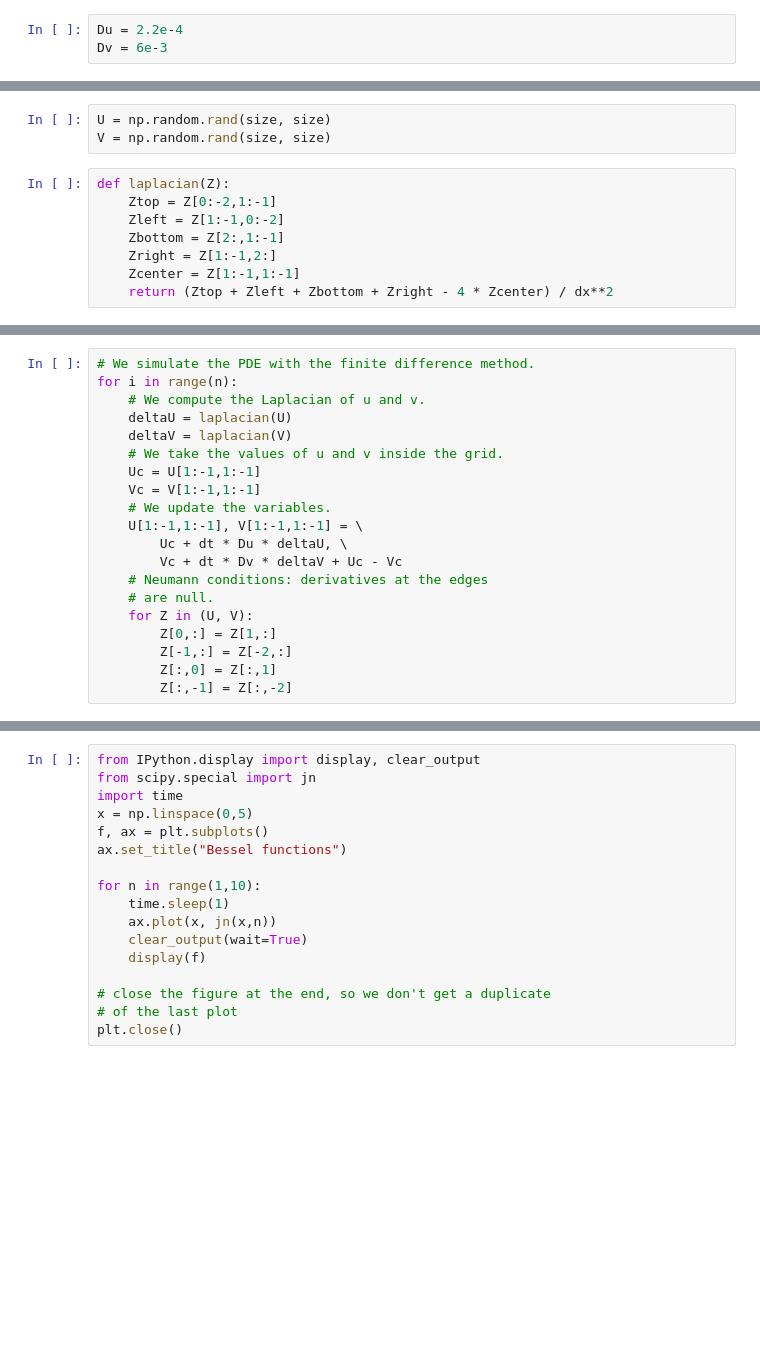
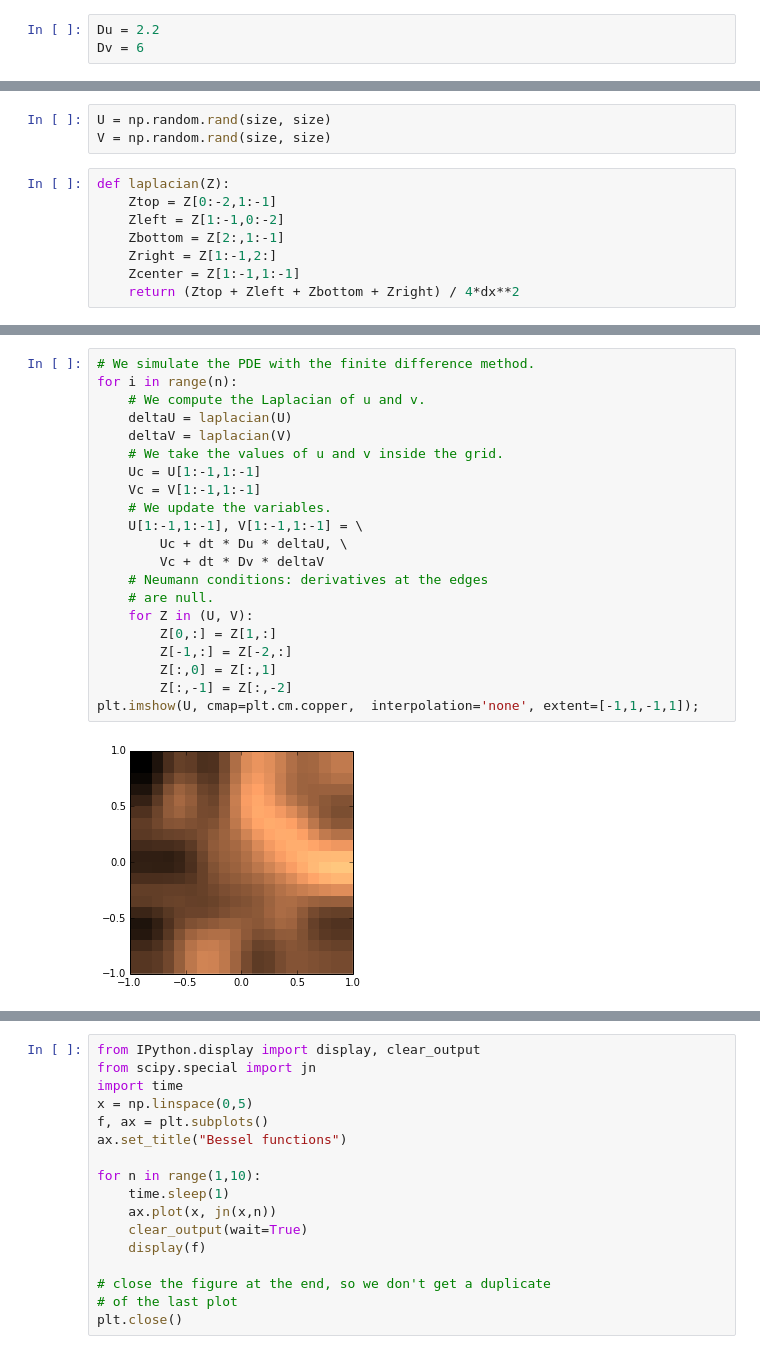
Before and after one commit to mglerner/IntroToBiophysics, a Jupyter notebook: BiologicalPatternFormation/Biological Pattern Formation_instructor.ipynb, the cells around one changed output, grey strips where cells are left out. Drawn from its saved outputs; the diff is of its cells as text; blank space fills up the shorter version.

```diff
--- a/BiologicalPatternFormation/Biological Pattern Formation_instructor.ipynb
+++ b/BiologicalPatternFormation/Biological Pattern Formation_instructor.ipynb
@@ -46,8 +46,8 @@ import matplotlib.pyplot as plt
 # %% [markdown]
 The physical parameters
 # %%
-Du = 2.2e-4
-Dv = 6e-3
+Du = 2.2
+Dv = 6
 # %% [markdown]
 The simulation parameters. We'll use the following condition to ensure that we're stable (see Lorena Barba)
 
@@ -68,4 +68,4 @@ def laplacian(Z):
     Zbottom = Z[2:,1:-1]
     Zright = Z[1:-1,2:]
     Zcenter = Z[1:-1,1:-1]
-    return (Ztop + Zleft + Zbottom + Zright - 4 * Zcenter) / dx**2
+    return (Ztop + Zleft + Zbottom + Zright) / 4*dx**2
@@ -72,21 +76,24 @@ def laplacian(Z):
 # %%
 # We simulate the PDE with the finite difference method.
 for i in range(n):
     # We compute the Laplacian of u and v.
     deltaU = laplacian(U)
     deltaV = laplacian(V)
     # We take the values of u and v inside the grid.
     Uc = U[1:-1,1:-1]
     Vc = V[1:-1,1:-1]
     # We update the variables.
     U[1:-1,1:-1], V[1:-1,1:-1] = \
         Uc + dt * Du * deltaU, \
-        Vc + dt * Dv * deltaV + Uc - Vc
+        Vc + dt * Dv * deltaV
     # Neumann conditions: derivatives at the edges
     # are null.
     for Z in (U, V):
         Z[0,:] = Z[1,:]
         Z[-1,:] = Z[-2,:]
         Z[:,0] = Z[:,1]
         Z[:,-1] = Z[:,-2]
+plt.imshow(U, cmap=plt.cm.copper,  interpolation='none', extent=[-1,1,-1,1]);
+# %% [output]
+[figure, added]
 # %%
```
Also changed, not shown: parts of 3 cells of this notebook.
